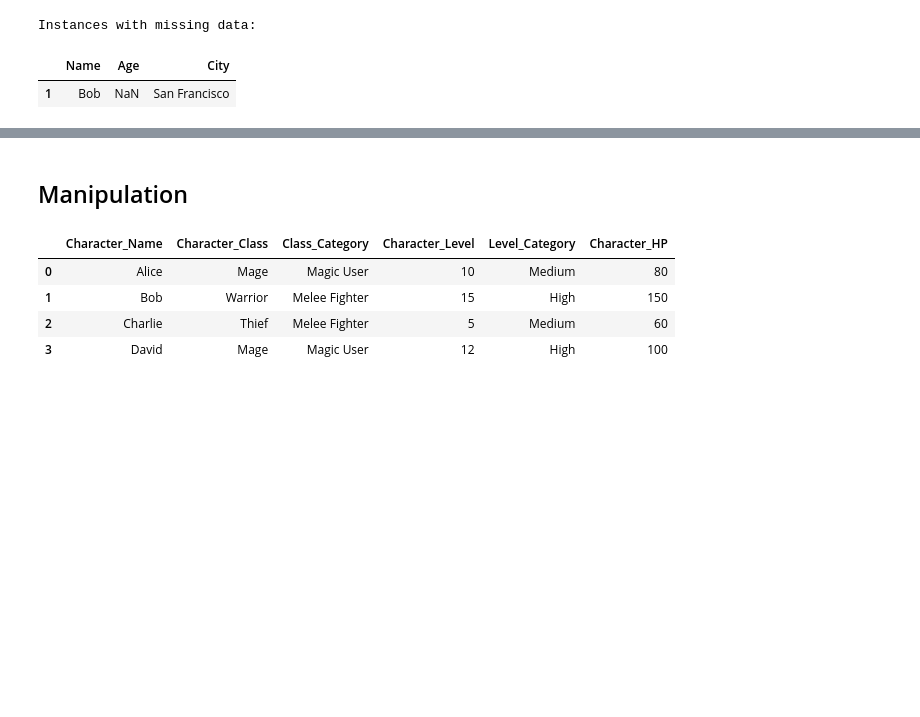
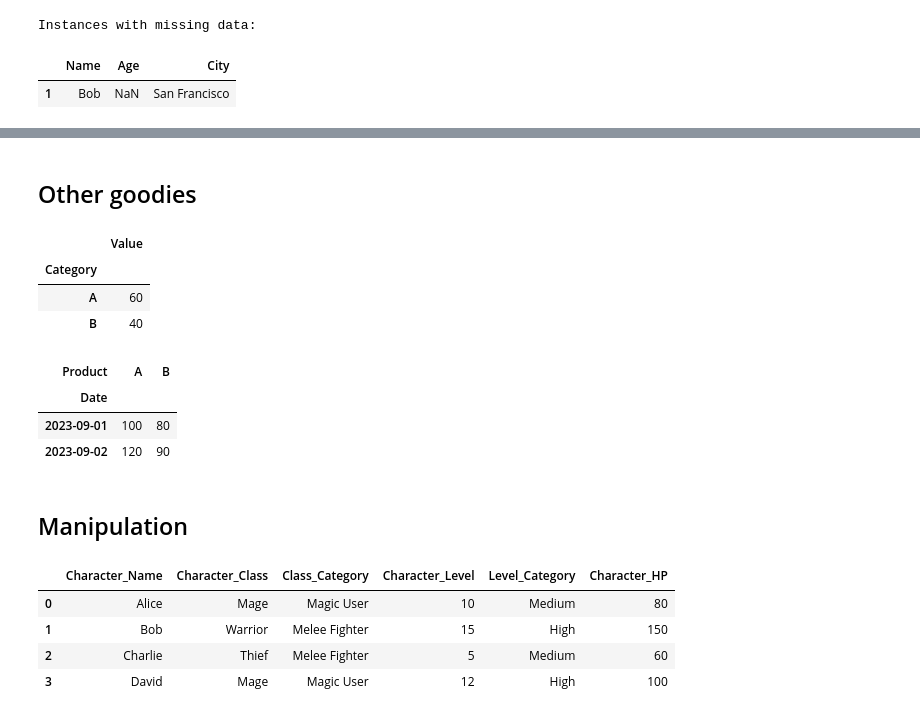
Before and after one commit to AlexanderStephenThompson/Data-Presentation, a Jupyter notebook: Structure/Pandas/Pandas Guide.ipynb, the cells around one changed output, grey strips where cells are left out. Drawn from its saved outputs; the diff is of its cells as text; code cells hidden in the pictures; blank space fills up the shorter version.

```diff
--- a/Structure/Pandas/Pandas Guide.ipynb
+++ b/Structure/Pandas/Pandas Guide.ipynb
@@ -250,3 +332,30 @@ Instances with missing data:
+# %% [markdown]
+## Other goodies
+# %%
+data = {'Category': ['A', 'B', 'A', 'B', 'A'],
+        'Value': [10, 15, 20, 25, 30]}
+df = pd.DataFrame(data)
+
+grouped = df.groupby('Category').agg({'Value': 'sum'})
+grouped
+# %% [output]
+|  | Value |
+| Category |  |
+| A | 60 |
+| B | 40 |
+# %%
+data = {'Date': ['2023-09-01', '2023-09-02', '2023-09-01', '2023-09-02'],
+        'Product': ['A', 'A', 'B', 'B'],
+        'Sales': [100, 120, 80, 90]}
+df = pd.DataFrame(data)
+
+pivot = pd.pivot_table(df, values='Sales', index='Date', columns='Product', aggfunc='sum')
+pivot
+# %% [output]
+| Product | A | B |
+| Date |  |  |
+| 2023-09-01 | 100 | 80 |
+| 2023-09-02 | 120 | 90 |
 # %% [markdown]
 ## Manipulation
 # %%
```
Also changed, not shown: parts of 5 cells of this notebook.
